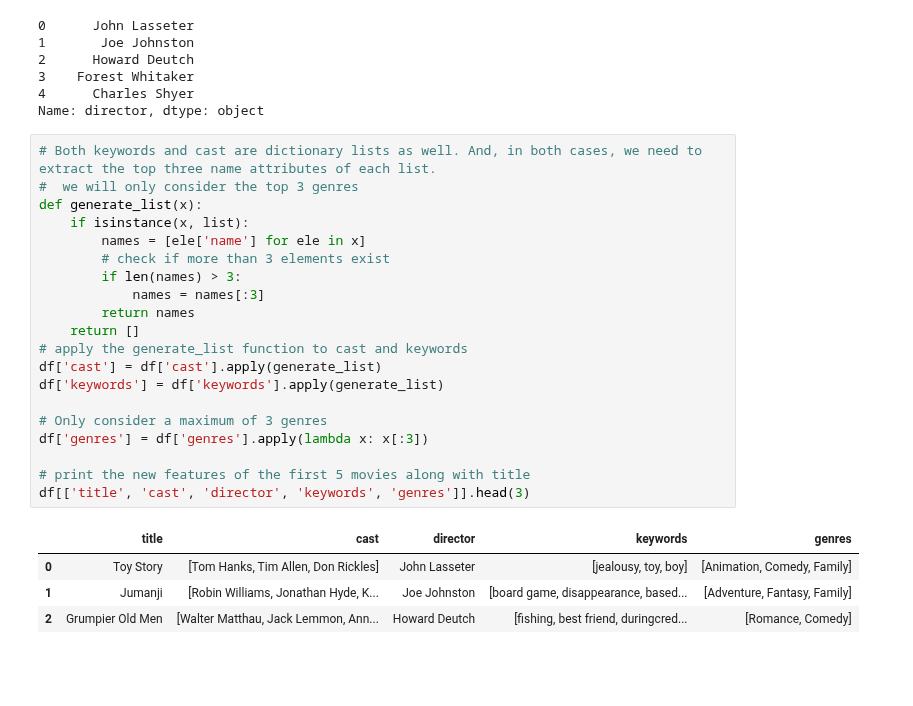
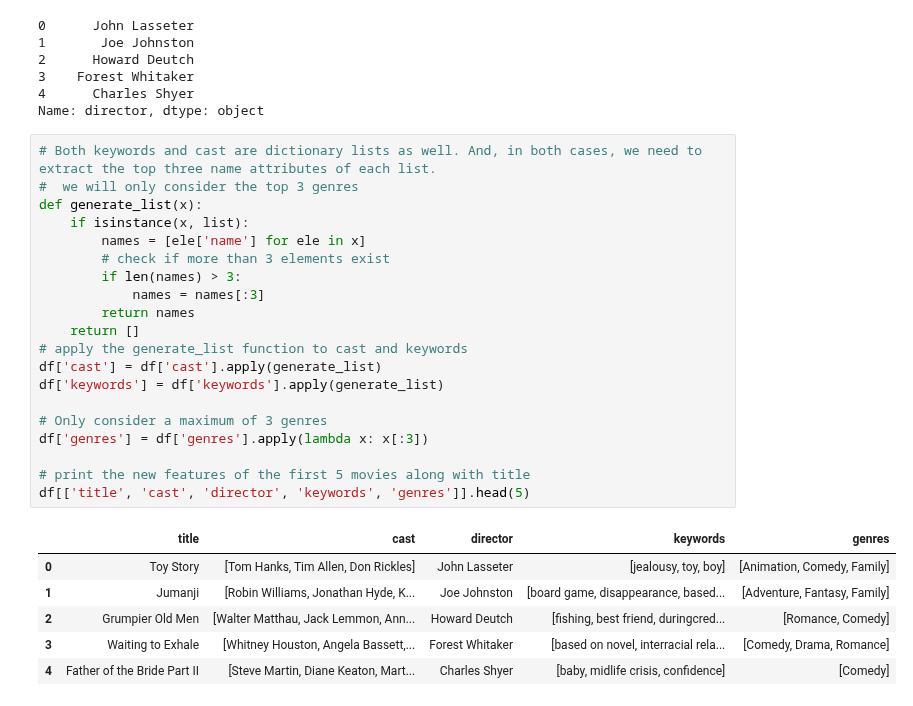
Before and after one commit to CKawara/Recommendation-Systems-with-Python, a Jupyter notebook: Content-Based-Recommenders/Content-Based.ipynb, the cells around one changed output. Saved outputs shown, nothing was run; the diff lists cells and outputs as text; blank space fills up the shorter version.

```diff
--- a/Content-Based-Recommenders/Content-Based.ipynb
+++ b/Content-Based-Recommenders/Content-Based.ipynb
@@ -246,25 +246,27 @@ Name: director, dtype: object
 # %%
 # Both keywords and cast are dictionary lists as well. And, in both cases, we need to extract the top three name attributes of each list.
 #  we will only consider the top 3 genres
 def generate_list(x):
     if isinstance(x, list):
         names = [ele['name'] for ele in x]
         # check if more than 3 elements exist
         if len(names) > 3:
             names = names[:3]
         return names
     return []
 # apply the generate_list function to cast and keywords
 df['cast'] = df['cast'].apply(generate_list)
 df['keywords'] = df['keywords'].apply(generate_list)
 
 # Only consider a maximum of 3 genres
 df['genres'] = df['genres'].apply(lambda x: x[:3])
 
 # print the new features of the first 5 movies along with title
-df[['title', 'cast', 'director', 'keywords', 'genres']].head(3)
+df[['title', 'cast', 'director', 'keywords', 'genres']].head(5)
 # %% [output]
 |  | title | cast | director | keywords | genres |
 | 0 | Toy Story | [Tom Hanks, Tim Allen, Don Rickles] | John Lasseter | [jealousy, toy, boy] | [Animation, Comedy, Family] |
 | 1 | Jumanji | [Robin Williams, Jonathan Hyde, K... | Joe Johnston | [board game, disappearance, based... | [Adventure, Fantasy, Family] |
 | 2 | Grumpier Old Men | [Walter Matthau, Jack Lemmon, Ann... | Howard Deutch | [fishing, best friend, duringcred... | [Romance, Comedy] |
+| 3 | Waiting to Exhale | [Whitney Houston, Angela Bassett,... | Forest Whitaker | [based on novel, interracial rela... | [Comedy, Drama, Romance] |
+| 4 | Father of the Bride Part II | [Steve Martin, Diane Keaton, Mart... | Charles Shyer | [baby, midlife crisis, confidence] | [Comedy] |
```
